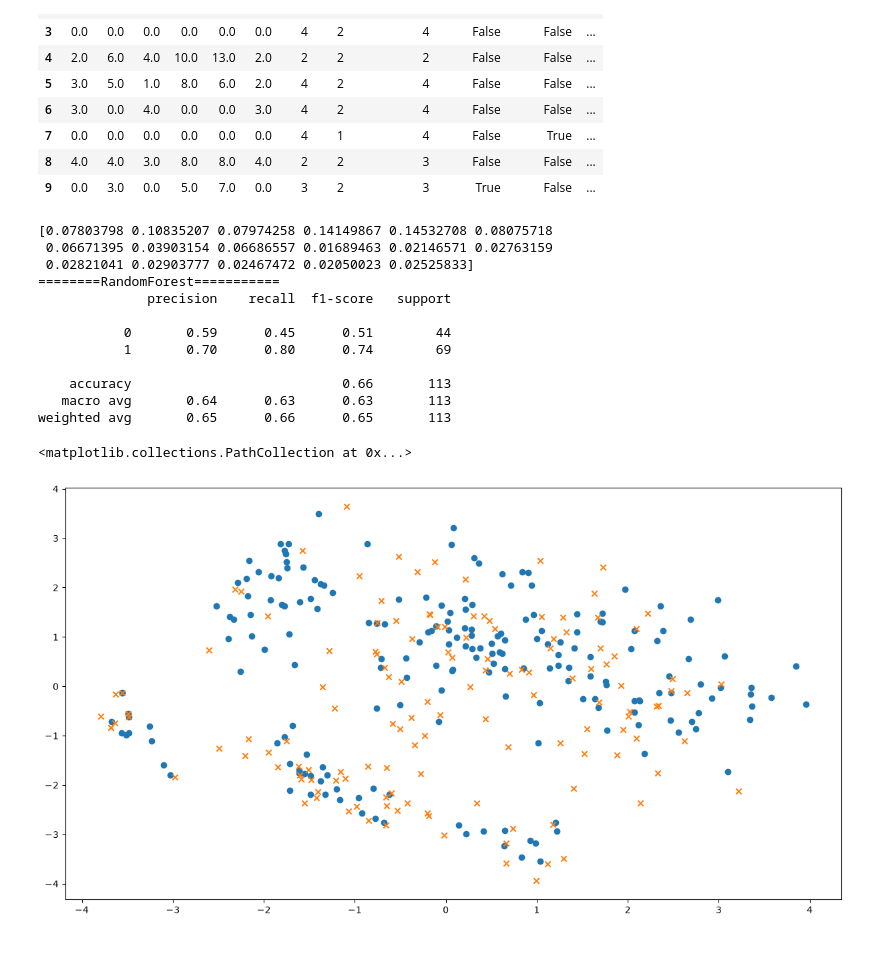
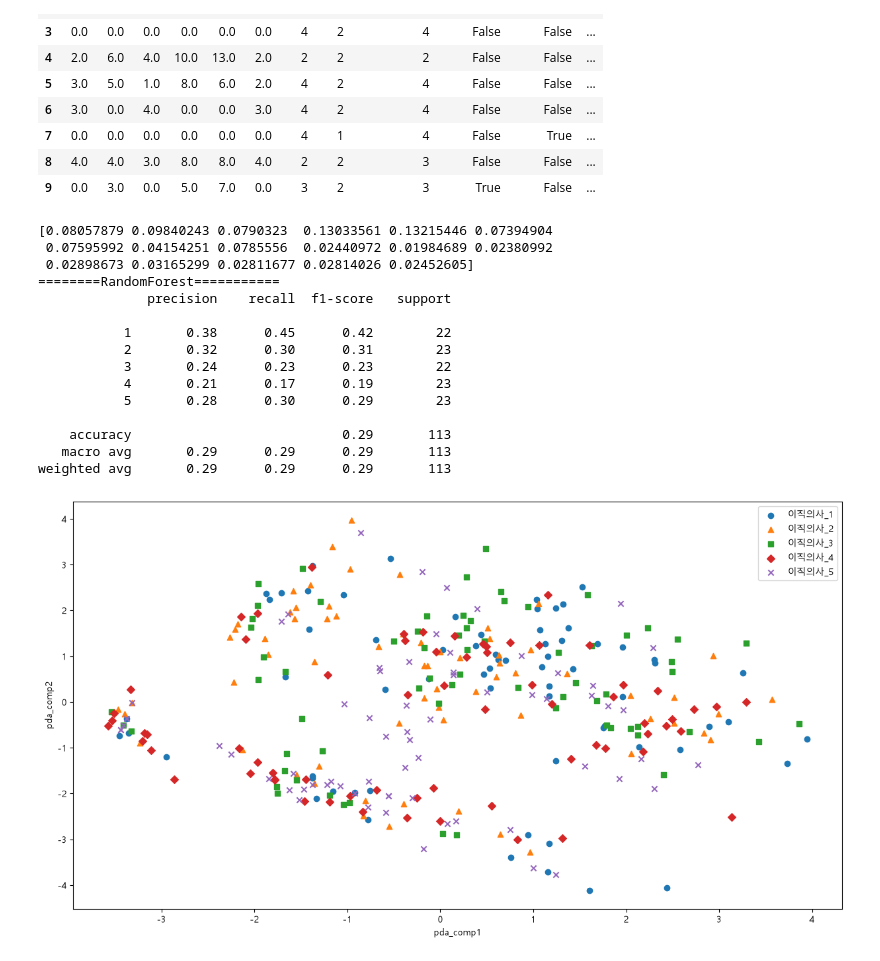
Before and after one commit to ununbum/AIBigDataProject, a Jupyter notebook: src/train_model.ipynb, the cells around one changed output. Saved outputs shown, nothing was run; the diff lists cells and outputs as text; code cells hidden in the pictures.

```diff
--- a/src/train_model.ipynb
+++ b/src/train_model.ipynb
@@ -17,12 +17,11 @@ df["근속년수_구분"] = 1 * I_fresh + 2 * I_junior + 3 * I_middle + 4 * I_se
 
 CL_map = {'CL1' : 1 , 'CL2' : 2 ,  'CL3' : 3, 'CL4':4}
 degree_map = {'고졸' : 1, '학사':2, '석사':2,'박사':3}
-status_map = {'의사 있음':1, '의사 없음':0}
 group_map = {'A그룹' : 1, 'B그룹' : 2, 'C그룹' : 3,'D그룹' : 4,
              'E그룹' : 5,'F그룹' : 6,'G그룹' : 7,'H그룹' : 8}
 
-
-df['이직의사'] = df['이직의사'].map(status_map)
+## 이직의사는 DataGeneration.py에서 이미 1(이직 의사 없음)~5(매우 높음) 순서형 점수로 생성되므로
+## 별도 map 없이 그대로 사용한다.
 df['직급'] = df['직급'].map(CL_map)
 df['학력'] = df['학력'].map(degree_map)
 
@@ -79,7 +78,7 @@ X = df_selection[['복지','회의','교육','업무','상사','동료', '직급
        '소속_B그룹', '소속_C그룹', '소속_D그룹', '소속_E그룹', '소속_F그룹', '소속_G그룹', '소속_H그룹']]
 y = df['이직의사']
 
-X_tn, X_te, y_tn, y_te = train_test_split(X,y,random_state=0)
+X_tn, X_te, y_tn, y_te = train_test_split(X,y,random_state=0,stratify=y)
 
 std = StandardScaler()
 std.fit(X_tn)
@@ -100,55 +99,57 @@ report = classification_report(y_te, y_pred_rfc)
 print('========RandomForest===========')
 print(report)
 
-##수행 결과 가장 영향이 있는 Feature는 업무,상사,회의 순
-##각 그룹과 개인의 신원은 큰 작용을 하지못함
+## 이직의사가 1~5 순서형 점수로 바뀌었으므로, 아래 순위/정확도는 재실행 후 다시 확인한다.
 # %% [output]
-[0.07803798 0.10835207 0.07974258 0.14149867 0.14532708 0.08075718
- 0.06671395 0.03903154 0.06686557 0.01689463 0.02146571 0.02763159
- 0.02821041 0.02903777 0.02467472 0.02050023 0.02525833]
+[0.08057879 0.09840243 0.0790323  0.13033561 0.13215446 0.07394904
+ 0.07595992 0.04154251 0.0785556  0.02440972 0.01984689 0.02380992
+ 0.02898673 0.03165299 0.02811677 0.02814026 0.02452605]
 ========RandomForest===========
               precision    recall  f1-score   support
 
-           0       0.59      0.45      0.51        44
-           1       0.70      0.80      0.74        69
+           1       0.38      0.45      0.42        22
+           2       0.32      0.30      0.31        23
+           3       0.24      0.23      0.23        22
+           4       0.21      0.17      0.19        23
+           5       0.28      0.30      0.29        23
 
-    accuracy                           0.66       113
-   macro avg       0.64      0.63      0.63       113
-weighted avg       0.65      0.66      0.65       113
+    accuracy                           0.29       113
+   macro avg       0.29      0.29      0.29       113
+weighted avg       0.29      0.29      0.29       113
 # %%
 ##전체 Feature에 대한 PDA의 수행결과로 인한 2차원 분포
 from sklearn.decomposition import PCA
 import matplotlib.pyplot as plt
+import matplotlib
+
+matplotlib.rcParams['font.family'] = 'Malgun Gothic'
+matplotlib.rcParams['axes.unicode_minus'] = False
 
 pca = PCA(n_components=2)
-pca.fit(X_tn_std,y_tn)
+pca.fit(X_tn_std)
 
 X_tn_pca = pca.transform(X_tn_std)
 X_te_pca = pca.transform(X_te_std)
 
 X_tn_pda_df = pd.DataFrame(X_tn_pca, columns=['pda_comp1', 'pda_comp2'])
 
 X_tn_pda_df['target'] = df.loc[X_tn.index, '이직의사'].values
 
 plt.figure(figsize=(15,8))
 
-df_O = X_tn_pda_df[X_tn_pda_df['target'] == 1]
-df_X = X_tn_pda_df[X_tn_pda_df['target'] == 0]
+markers = {1: 'o', 2: '^', 3: 's', 4: 'D', 5: 'x'}
 
-X_11 = df_O['pda_comp1']
-X_12 = df_X['pda_comp1']
+for level in range(1, 6):
+    df_level = X_tn_pda_df[X_tn_pda_df['target'] == level]
+    plt.scatter(df_level['pda_comp1'], df_level['pda_comp2'],
+                marker=markers[level], label=f'이직의사_{level}')
 
-X_21 = df_O['pda_comp2']
-X_22 = df_X['pda_comp2']
-
-target_0 = 'Yes'
-target_1 = 'No'
-
-plt.scatter(X_11, X_21, marker='o', label=target_0)
-plt.scatter(X_12, X_22, marker='x', label=target_1)
+plt.xlabel('pda_comp1')
+plt.ylabel('pda_comp2')
+plt.legend()
+plt.show()
 # %% [output]
-<matplotlib.collections.PathCollection at 0x...>
-[figure, old version]
+[figure, new version]
 # %%
 ## 소속 및 신원의 LDA와 설문 결과으 LDA로 2차원 분포
 from sklearn.discriminant_analysis import LinearDiscriminantAnalysis
```
Also changed, not shown: parts of 4 cells of this notebook, 2 other files.
